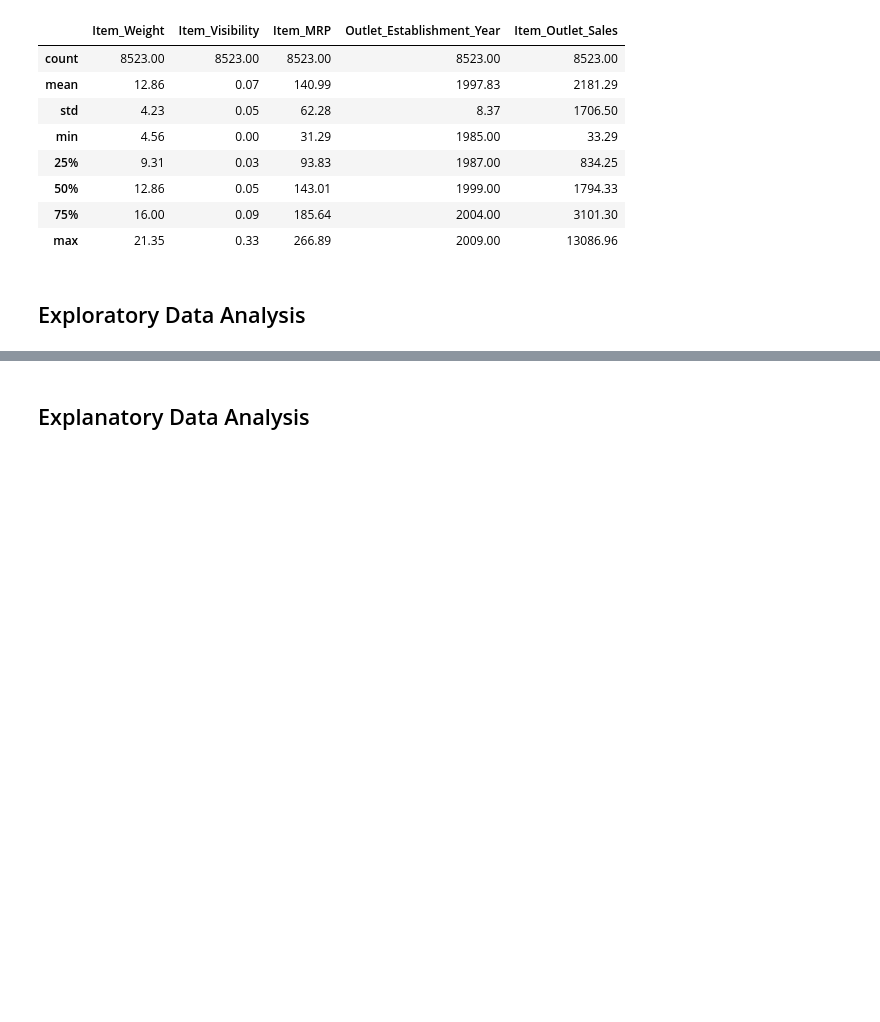
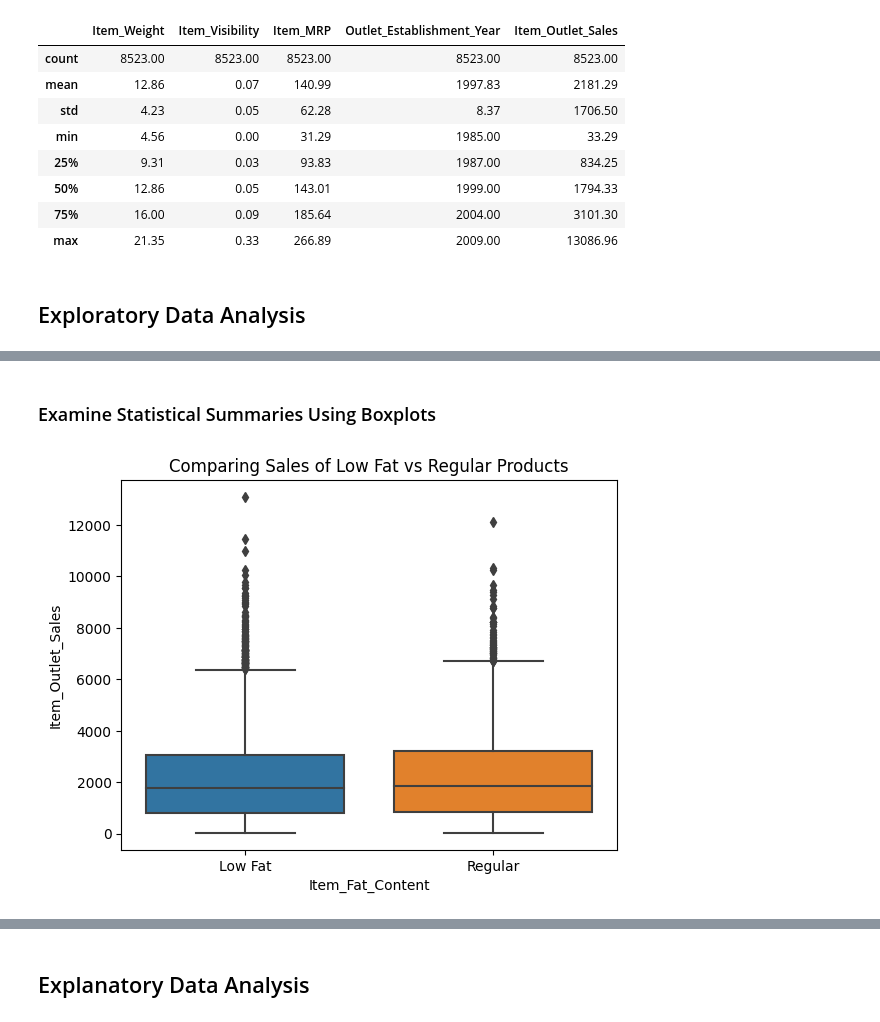
Before and after one commit to Jalicia-Harris/Predictions-of-Product-Sales, a Jupyter notebook: Copy_of_Copy_of_prediction_of_product_sales_jalicia_harris.ipynb, the cells around one changed output, grey strips where cells are left out. Drawn from its saved outputs; the diff is of its cells as text; code cells hidden in the pictures; blank space fills up the shorter version.

```diff
--- a/Copy_of_Copy_of_prediction_of_product_sales_jalicia_harris.ipynb
+++ b/Copy_of_Copy_of_prediction_of_product_sales_jalicia_harris.ipynb
@@ -163,0 +190,8 @@ df.describe().round(2)
+# %% [markdown]
+### Examine Statistical Summaries Using Boxplots
+# %%
+# Create a Boxplot to view statistical summaries of various features in the dataset
+ax = sns.boxplot(x='Item_Fat_Content', y='Item_Outlet_Sales', data=df)
+ax.set_title("Comparing Sales of Low Fat vs Regular Products");
+# %% [output]
+[figure, added]
```
Also changed, not shown: parts of 11 cells of this notebook.
